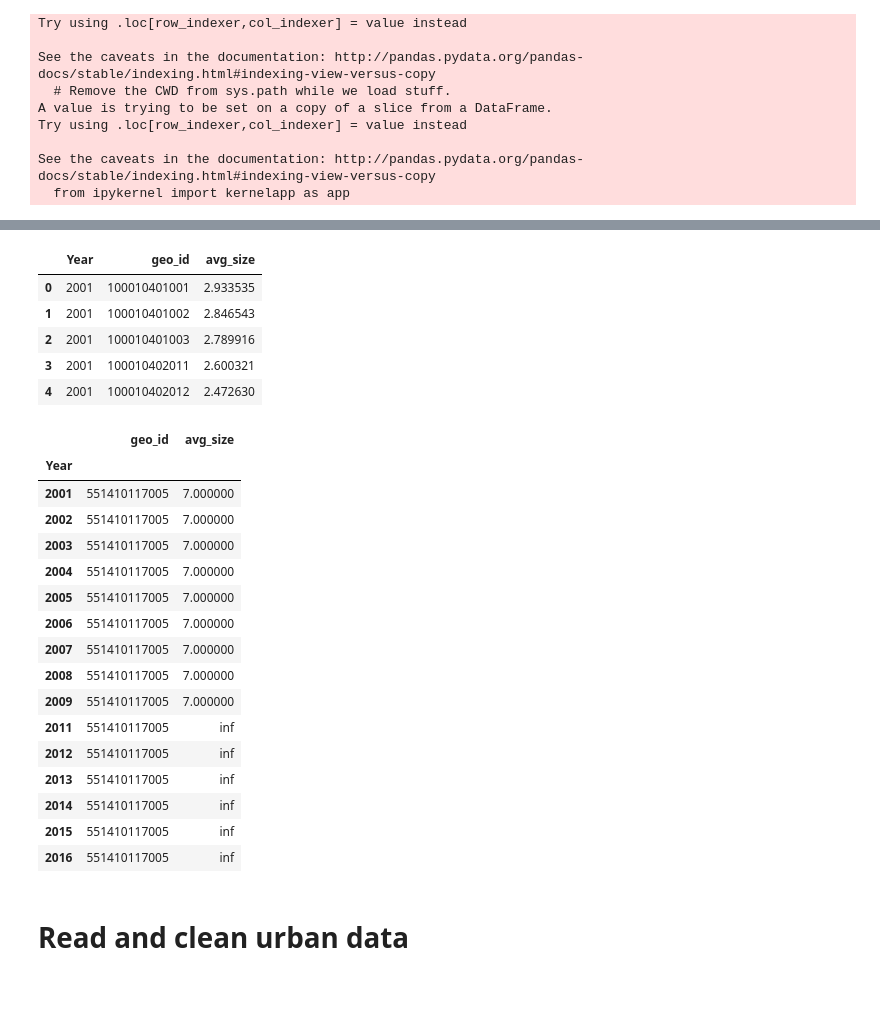
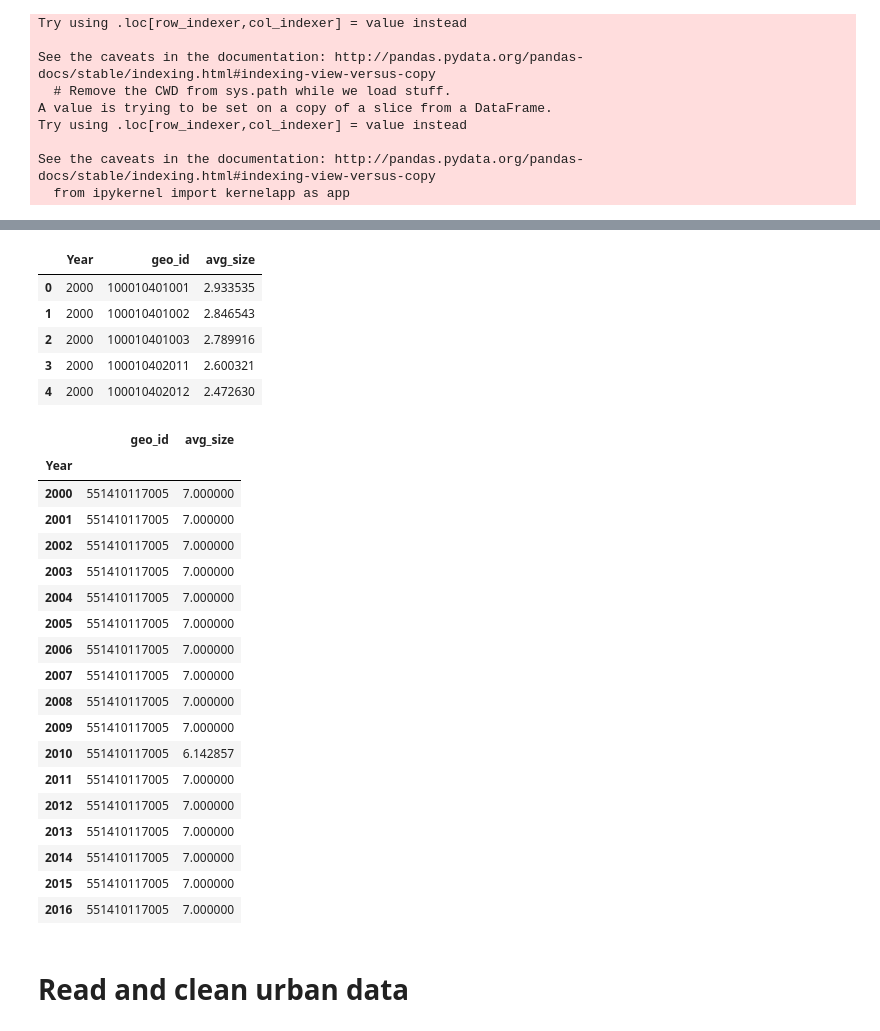
Before and after one commit to justincohler/evictions-learn, a Jupyter notebook: src/data/Gathering and Cleaning Census Data .ipynb, the cells around one changed output, grey strips where cells are left out. Cells and saved outputs as stored; diff of their text form; code cells hidden in the pictures; blank space fills up the shorter version.

```diff
--- a/src/data/Gathering and Cleaning Census Data .ipynb
+++ b/src/data/Gathering and Cleaning Census Data .ipynb
@@ -291,18 +349,19 @@ hs_final.head()
 # %%
-hstest = pd.read_csv('census/hs_final.csv')
+hstest = pd.read_csv('raw/census/hs_final.csv')
 hstest.head()
 # %% [output]
 |  | Year | geo_id | avg_size |
-| 0 | 2001 | 100010401001 | 2.933535 |
-| 1 | 2001 | 100010401002 | 2.846543 |
-| 2 | 2001 | 100010401003 | 2.789916 |
-| 3 | 2001 | 100010402011 | 2.600321 |
-| 4 | 2001 | 100010402012 | 2.472630 |
+| 0 | 2000 | 100010401001 | 2.933535 |
+| 1 | 2000 | 100010401002 | 2.846543 |
+| 2 | 2000 | 100010401003 | 2.789916 |
+| 3 | 2000 | 100010402011 | 2.600321 |
+| 4 | 2000 | 100010402012 | 2.472630 |
 # %%
 hstest.groupby('Year').max()
 # %% [output]
 |  | geo_id | avg_size |
 | Year |  |  |
+| 2000 | 551410117005 | 7.000000 |
 | 2001 | 551410117005 | 7.000000 |
 | 2002 | 551410117005 | 7.000000 |
 | 2003 | 551410117005 | 7.000000 |
@@ -312,12 +371,13 @@ hstest.groupby('Year').max()
 | 2007 | 551410117005 | 7.000000 |
 | 2008 | 551410117005 | 7.000000 |
 | 2009 | 551410117005 | 7.000000 |
-| 2011 | 551410117005 | inf |
-| 2012 | 551410117005 | inf |
-| 2013 | 551410117005 | inf |
-| 2014 | 551410117005 | inf |
-| 2015 | 551410117005 | inf |
-| 2016 | 551410117005 | inf |
+| 2010 | 551410117005 | 6.142857 |
+| 2011 | 551410117005 | 7.000000 |
+| 2012 | 551410117005 | 7.000000 |
+| 2013 | 551410117005 | 7.000000 |
+| 2014 | 551410117005 | 7.000000 |
+| 2015 | 551410117005 | 7.000000 |
+| 2016 | 551410117005 | 7.000000 |
 # %% [markdown]
 # Read and clean urban data
 # %%
```
Also changed, not shown: parts of 16 cells of this notebook.
